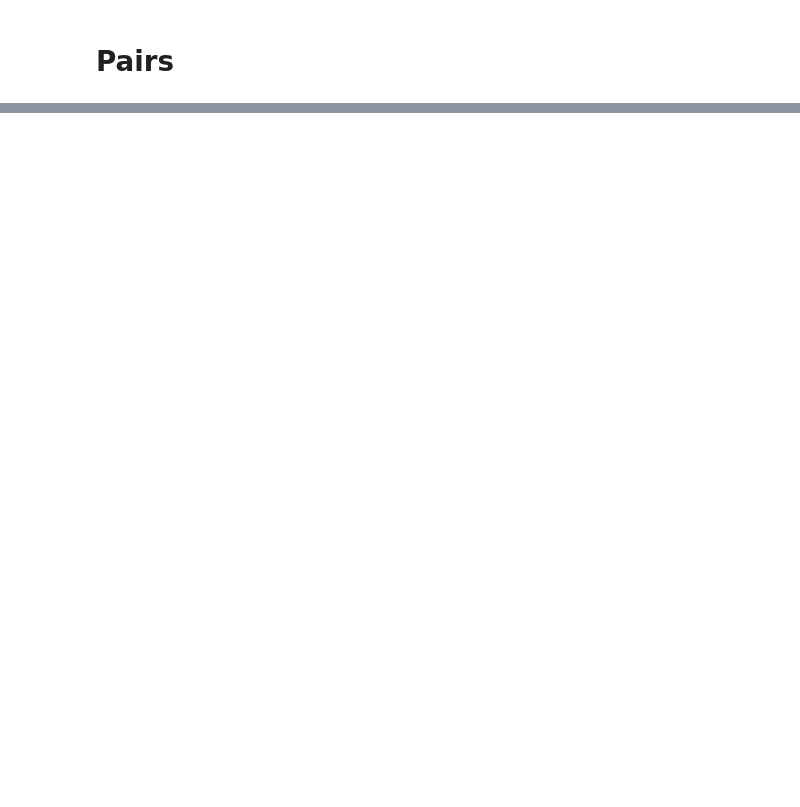
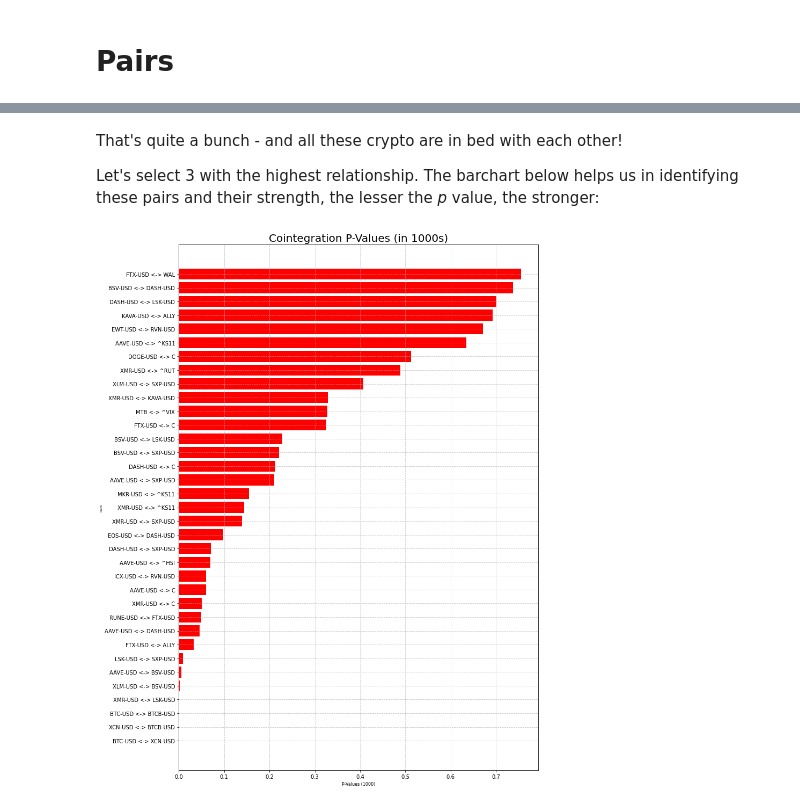
Before and after one commit to adamd1985/quant_research, a Jupyter notebook: pair-trading-quant.ipynb, the cells around one changed output, grey strips where cells are left out. Cells and saved outputs as stored; diff of their text form; code cells hidden in the pictures; blank space fills up the shorter version.

```diff
--- a/pair-trading-quant.ipynb
+++ b/pair-trading-quant.ipynb
@@ -139,0 +299,21 @@ def plot_strategy(prices_df, signal_df, profit):
+# %% [markdown]
+That's quite a bunch - and all these crypto are in bed with each other!
+
+Let's select 3 with the highest relationship. The barchart below helps us in identifying these pairs and their strength, the lesser the *p* value, the stronger:
+# %%
+sorted_pairs = sorted(pairs, key=lambda x: x[2], reverse=False)
+sorted_pairs = sorted_pairs[0:35]
+sorted_pairs_labels, pairs_p_values = zip(
+    *[(f'{y1} <-> {y2}', p*1000) for y1, y2, p in sorted_pairs])
+
+plt.figure(figsize=(12, 18))
+plt.barh(sorted_pairs_labels,
+         pairs_p_values, color='red')
+plt.xlabel('P-Values (1000)', fontsize=8)
+plt.ylabel('Pairs', fontsize=6)
+plt.title('Cointegration P-Values (in 1000s)', fontsize=20)
+
+plt.grid(axis='both', linestyle='--', alpha=0.7)
+plt.show()
+# %% [output]
+[figure, added]
```
Also changed, not shown: parts of 19 cells of this notebook.
